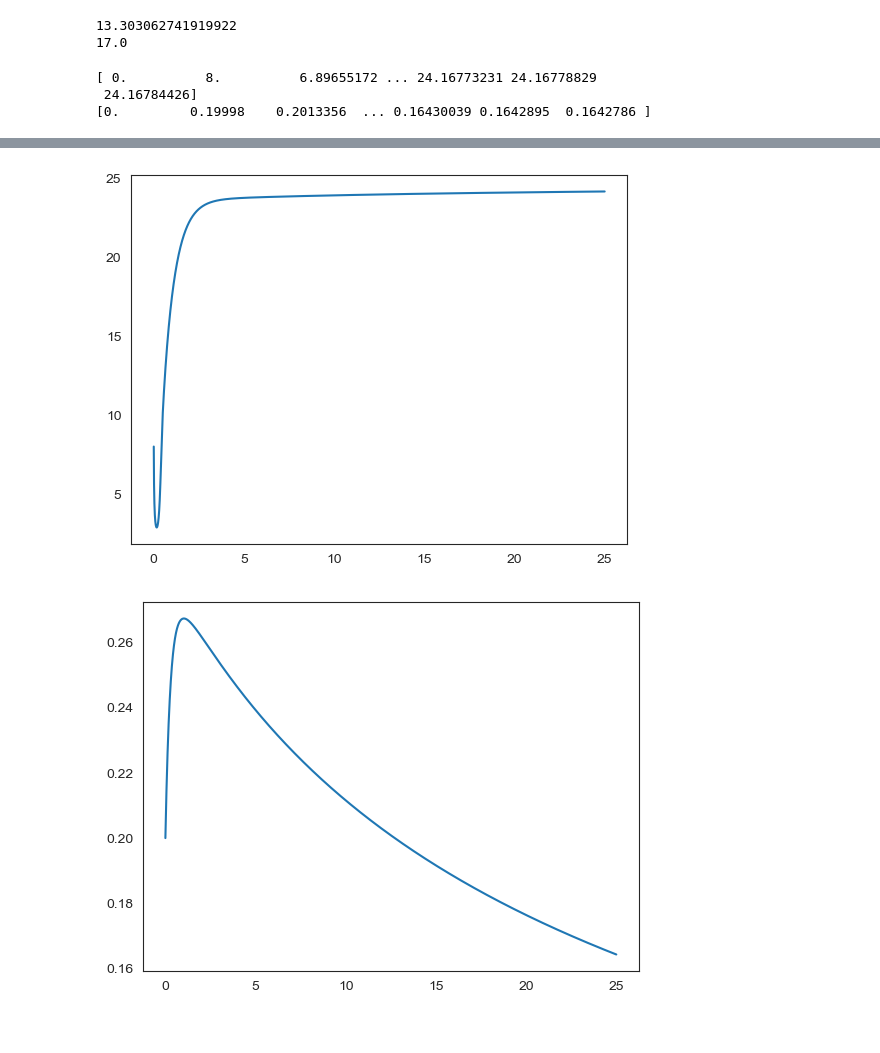
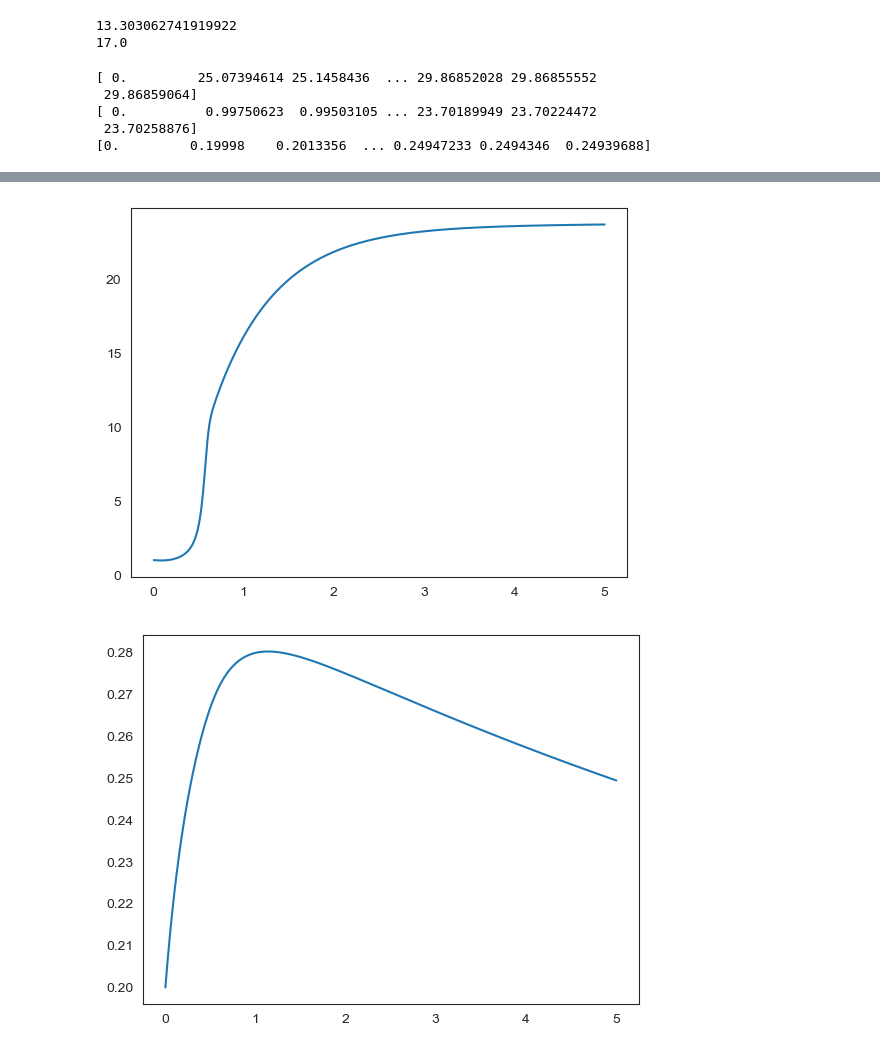
Before and after one commit to sebastiaan116/Affective-Active-Inference, a Jupyter notebook: Hydar1.ipynb, the cells around one changed output, grey strips where cells are left out. Saved outputs shown, nothing was run; the diff lists cells and outputs as text; code cells hidden in the pictures.

```diff
--- a/Hydar1.ipynb
+++ b/Hydar1.ipynb
@@ -30,7 +30,7 @@ print(g_gp(25,30))
 # %%
 # Setting up the time data:
 dt = 0.005; # integration step, average neuron resets 200 times per second
-T = 25+dt; # maximum time considered
+T = 5+dt; # maximum time considered
 t = np.arange(0,T,dt)
 N= t.size #Amount of data points
 # %%
@@ -90,7 +90,7 @@ class ai_capsule():
 
         # Derivati w.r.t. precision
         dOmega_w = -0.5*(self.eps_x**2-1/self.Omega_w)
-        dOmega_z = -0.5*(self.eps_y**2-1/self.Omega_z)
+        dOmega_z = -0.5*(self.eps_y**2-self.Sigma_z)
         #precision update scheme
         self.Omega_w = self.Omega_w + self.dt*dOmega_w
         self.Omega_z = self.Omega_z + self.dt*dOmega_z
@@ -118,7 +118,7 @@ class ai_capsule():
         #gather data from prediction error
         self.plot_dict["eps_x"].append(self.eps_x)
         self.plot_dict["eps_y"].append(self.eps_y)
-        self.plot_dict["dOmega_w"].append(dOmega_w)
+        #self.plot_dict["dOmega_w"].append(dOmega_w)
         self.plot_dict["dOmega_z"].append(dOmega_z)
         return self.F, self.mu_x , self.g(self.mu_x,0), self.Sigma_w, self.Sigma_z
 # %%
@@ -175,7 +175,7 @@ def simulation (v, mu_v, Sigma_w, Sigma_z, noise, a_mu):
 
 v = 30 # actual depth Hydar
 mu_v = 25 # Hydars belief of the depth
-F1, mu_x1, mu_y1, x1, y1, vSigma_w, vSigma_z ,plot_dict = simulation(v,mu_v,10,0.2,'no noise',1) # prior and observation balanced, both variance of 1
+F1, mu_x1, mu_y1, x1, y1, vSigma_w, vSigma_z ,plot_dict = simulation(v,mu_v,1,0.2,'no_noise',1) # prior and observation balanced, both variance of 1
 
 
 
@@ -204,9 +204,12 @@ plt.plot(t[1:],vSigma_w[1:])
 
 plt.figure(0)
 plt.plot(t[1:],vSigma_z[1:])
+print(mu_x1)
 print(vSigma_w)
 print(vSigma_z)
 # %% [output]
-[ 0.          8.          6.89655172 ... 24.16773231 24.16778829
- 24.16784426]
-[0.         0.19998    0.2013356  ... 0.16430039 0.1642895  0.1642786 ]
+[ 0.         25.07394614 25.1458436  ... 29.86852028 29.86855552
+ 29.86859064]
+[ 0.          0.99750623  0.99503105 ... 23.70189949 23.70224472
+ 23.70258876]
+[0.         0.19998    0.2013356  ... 0.24947233 0.2494346  0.24939688]
@@ -214,5 +217,5 @@ print(vSigma_z)
-[figure, old version]
+[figure, new version]
-[figure, old version]
+[figure, new version]
 # %%
 v = 30 # actual depth Hydar
 mu_v = 25 # Hydars belief of the depth
```
Also changed, not shown: parts of 5 cells of this notebook, 1 other file.
